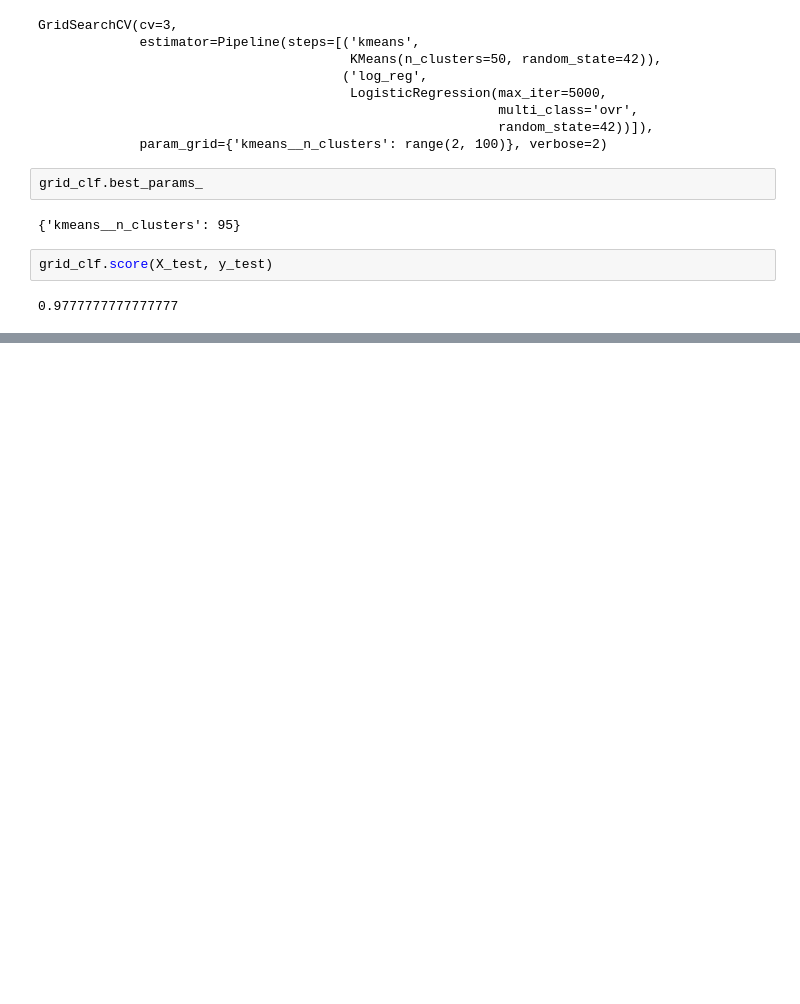
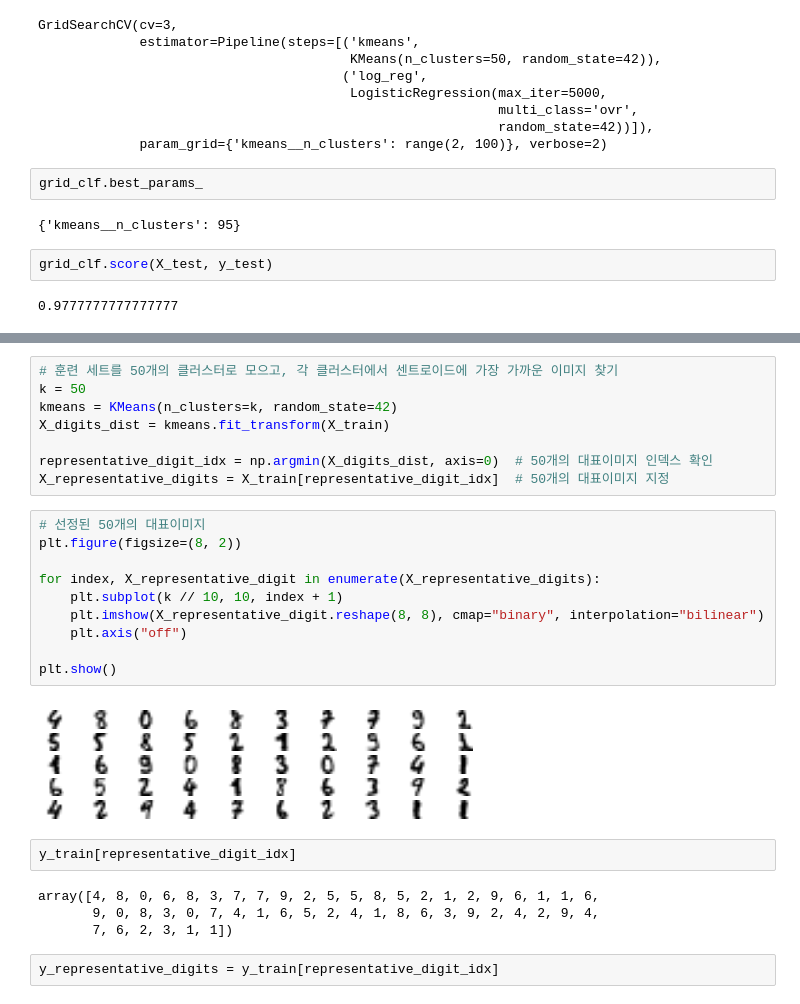
Before and after one commit to mjk0618/algorithm_study, a Jupyter notebook: python/ai/hands_on_machine_learning/chapter_09.ipynb, the cells around one changed output, grey strips where cells are left out. Cells and saved outputs as stored; diff of their text form; blank space fills up the shorter version.

```diff
--- a/python/ai/hands_on_machine_learning/chapter_09.ipynb
+++ b/python/ai/hands_on_machine_learning/chapter_09.ipynb
@@ -310,0 +320,28 @@ grid_clf.score(X_test, y_test)
+# %%
+# 훈련 세트를 50개의 클러스터로 모으고, 각 클러스터에서 센트로이드에 가장 가까운 이미지 찾기
+k = 50
+kmeans = KMeans(n_clusters=k, random_state=42)
+X_digits_dist = kmeans.fit_transform(X_train)
+
+representative_digit_idx = np.argmin(X_digits_dist, axis=0)  # 50개의 대표이미지 인덱스 확인
+X_representative_digits = X_train[representative_digit_idx]  # 50개의 대표이미지 지정
+# %%
+# 선정된 50개의 대표이미지
+plt.figure(figsize=(8, 2))
+
+for index, X_representative_digit in enumerate(X_representative_digits):
+    plt.subplot(k // 10, 10, index + 1)
+    plt.imshow(X_representative_digit.reshape(8, 8), cmap="binary", interpolation="bilinear")
+    plt.axis("off")
+
+plt.show()
+# %% [output]
+[figure, added]
+# %%
+y_train[representative_digit_idx]
+# %% [output]
+array([4, 8, 0, 6, 8, 3, 7, 7, 9, 2, 5, 5, 8, 5, 2, 1, 2, 9, 6, 1, 1, 6,
+       9, 0, 8, 3, 0, 7, 4, 1, 6, 5, 2, 4, 1, 8, 6, 3, 9, 2, 4, 2, 9, 4,
+       7, 6, 2, 3, 1, 1])
+# %%
+y_representative_digits = y_train[representative_digit_idx]
```
Also changed, not shown: parts of 7 cells of this notebook.
